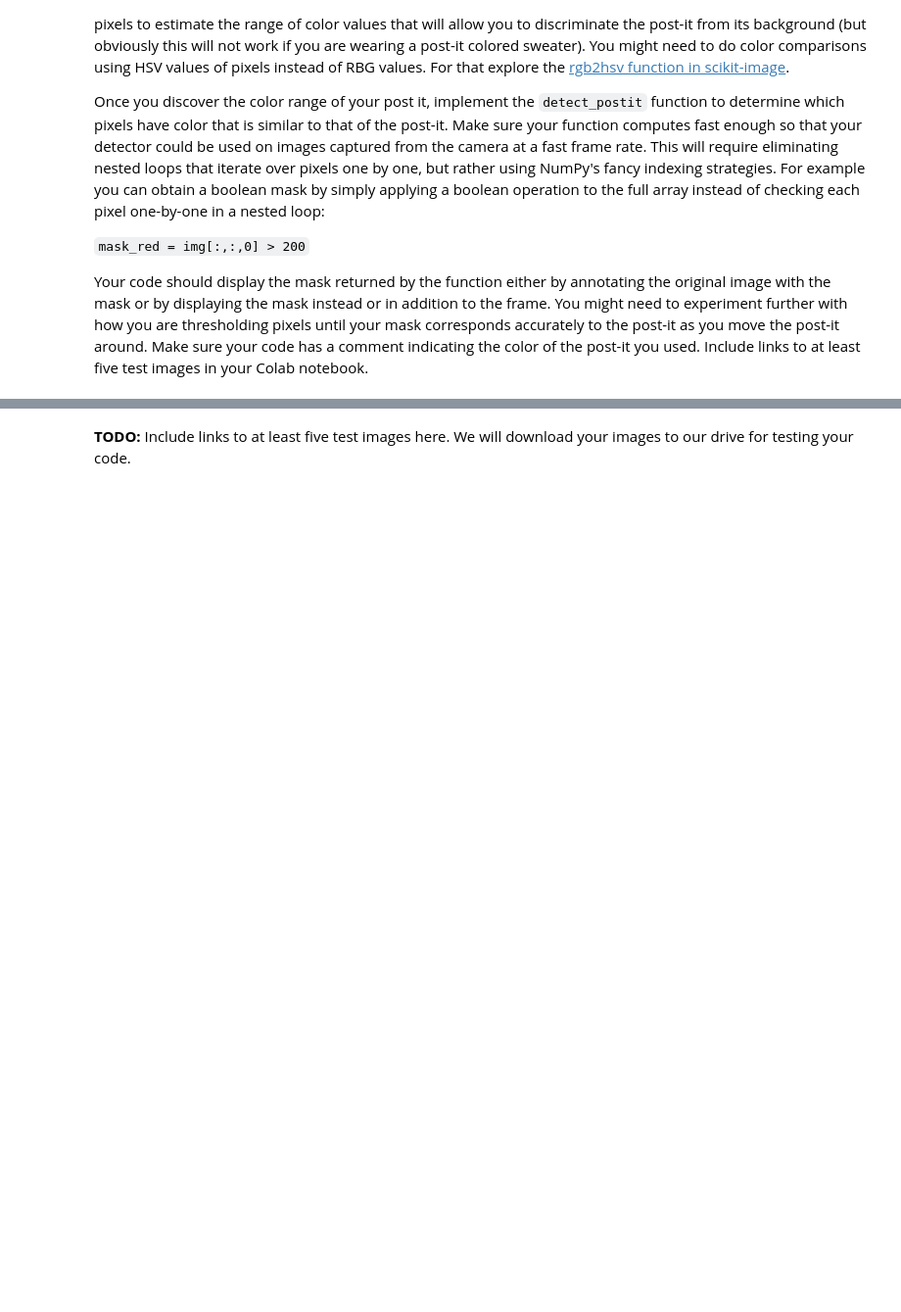
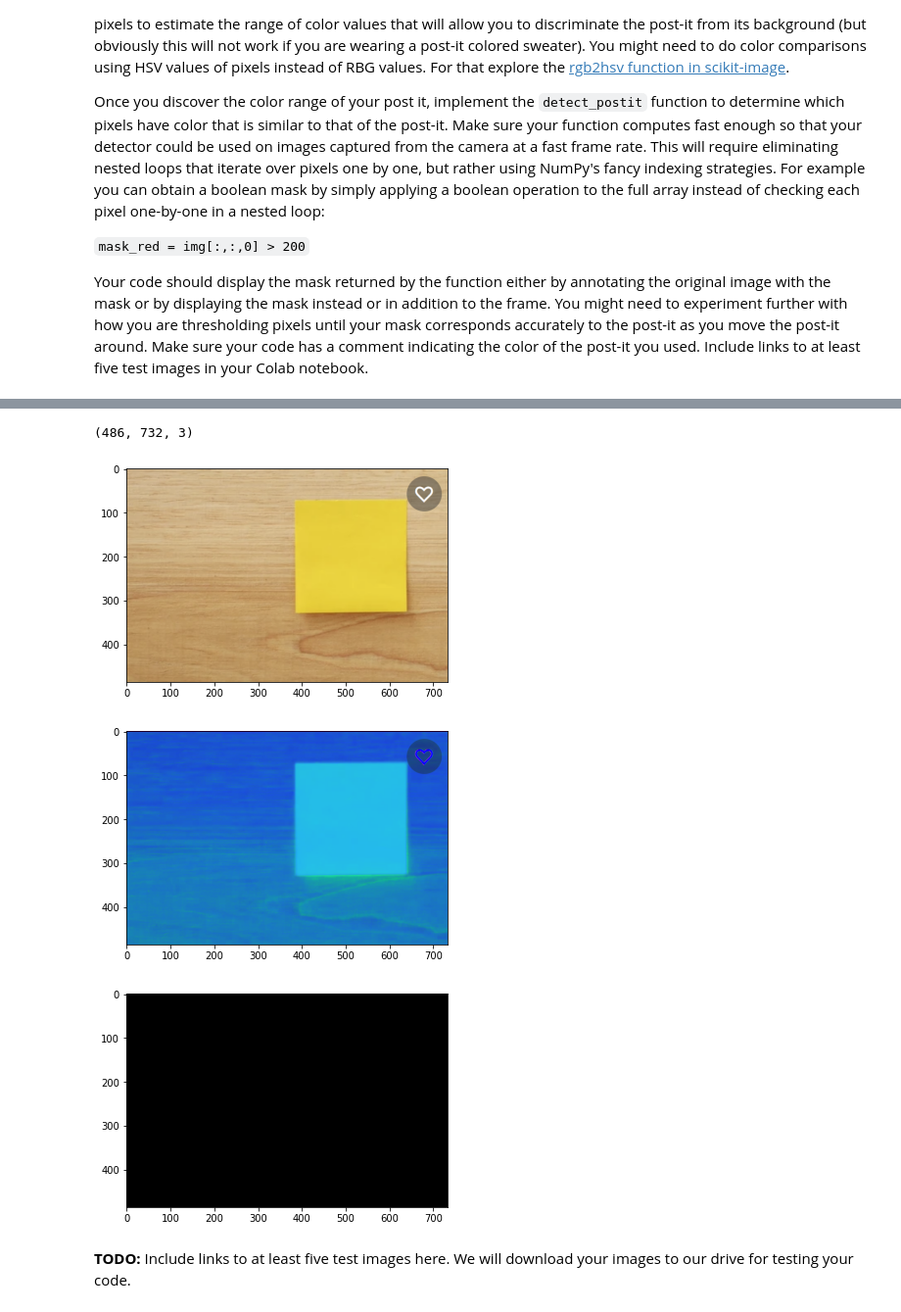
Before and after one commit to tejabalu/GIX, a Jupyter notebook: Copy_of_lab3_image_processing.ipynb, the cells around one changed output, grey strips where cells are left out. Shown: that part at 98% size. Saved outputs shown, nothing was run; the diff lists cells and outputs as text; code cells hidden in the pictures; blank space fills up the shorter version.

```diff
--- a/Copy_of_lab3_image_processing.ipynb
+++ b/Copy_of_lab3_image_processing.ipynb
@@ -81,9 +83,9 @@ def find_edges(img):
     for i in range(1, h-1):
       for j in range(1, w-1):
         if img[i,j+1]-img[i,j]>threshold:
-          edge_img[i,j] = [255,0,0]
+          edge_img[i,j,1] = 255
         else:
-          edge_img[i,j] = [0,0,0]
+          edge_img[i,j,1] = 0
     # Return the edge image
     return edge_img
 
@@ -203,34 +209,46 @@ def detect_postit(img):
 
     ## TODO: Implement this function
     # Before you start implementing you should experiment
     # with the post-it and your camera to inspect the color
     # values of the pixels corresponding to the post it as well
     # as those that do not correspond to the post it. You might choose
     # your post it color based on this experimentation.
     # Once you discover the color range of your post it, implement this
     # function to determine which pixels have color that is similar to
     # that of the post-it. You might need to do this color comparison
     # using HSV values of pixels instead of RBG values.
     # Make sure your function computes fast enough so you can view the
     # detected post-it mask at the same frame rate that your camera captures
     # images.
 
     return mask
 
 if __name__ == "__main__":
 
     ## TODO: Load test image
-    img = plt.imread('/content/drive/My Drive/Teaching/GIX/colab/lab-3/test1.png')
+    img = plt.imread('/content/udub/Sticky notes/Screenshot 2021-10-14 113838.png')
 
     fig1 = plt.figure("Original image")
+    img = img[...,:3]
+    print(img.shape)
+    imghsv = color.rgb2hsv(img)
     plt.imshow(img)
+
+    fig1 = plt.figure("HSV image")
+    plt.imshow(imghsv)
+
 
     mask = detect_postit(img)
     fig2 = plt.figure("Postit mask")
     plt.imshow(mask)
 
     ## Show everything
     plt.show()
+# %% [output]
+(486, 732, 3)
+[figure, added]
+[figure, added]
+[figure, added]
 # %% [markdown]
 **TODO:** Include links to at least five test images here. We will download your images to our drive for testing your code.
 # %% [markdown]
```
Also changed, not shown: parts of 2 cells of this notebook.
